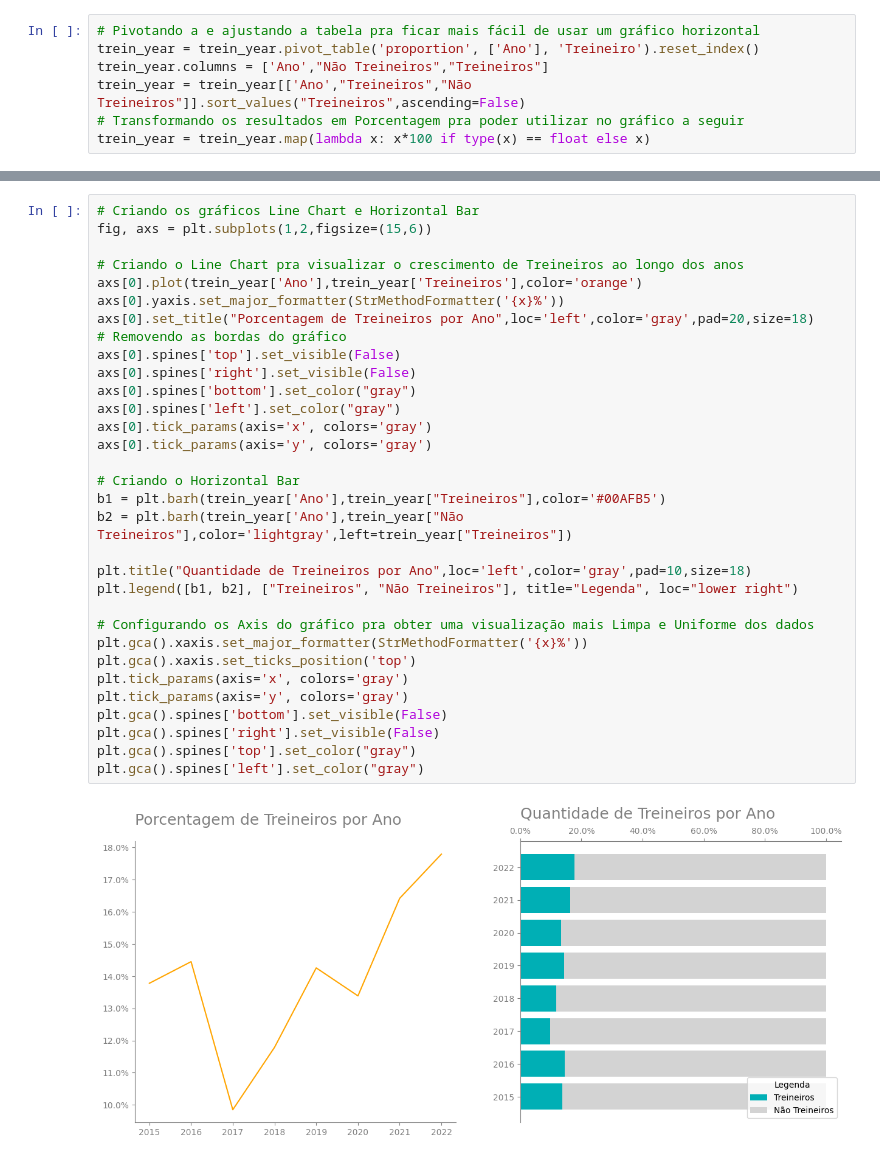
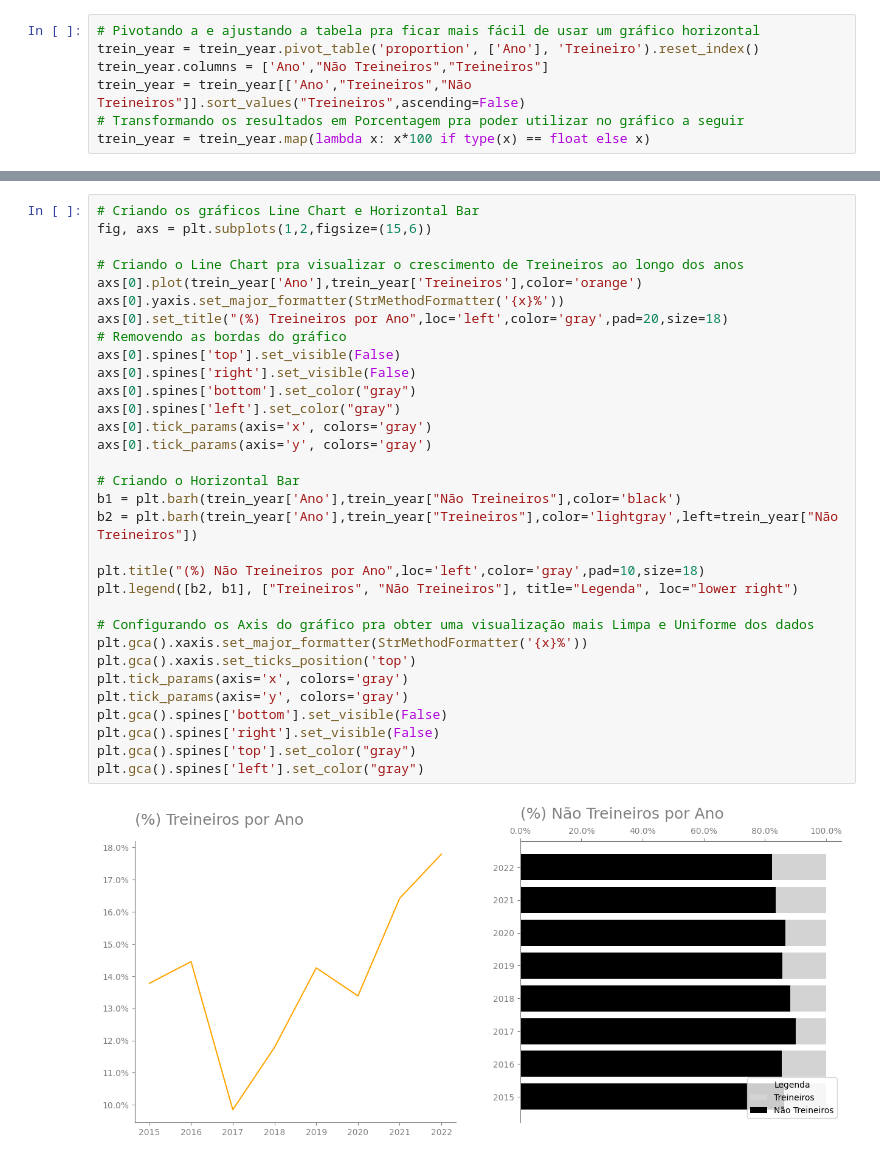
Before and after one commit to LiamFer/ENEM-Analysis, a Jupyter notebook: main_analysis.ipynb, the cells around one changed output, grey strips where cells are left out. Saved outputs shown, nothing was run; the diff lists cells and outputs as text.

```diff
--- a/main_analysis.ipynb
+++ b/main_analysis.ipynb
@@ -201,34 +191,34 @@ trein_year
 # %%
 # Criando os gráficos Line Chart e Horizontal Bar
 fig, axs = plt.subplots(1,2,figsize=(15,6))
 
 # Criando o Line Chart pra visualizar o crescimento de Treineiros ao longo dos anos
 axs[0].plot(trein_year['Ano'],trein_year['Treineiros'],color='orange')
 axs[0].yaxis.set_major_formatter(StrMethodFormatter('{x}%'))
-axs[0].set_title("Porcentagem de Treineiros por Ano",loc='left',color='gray',pad=20,size=18)
+axs[0].set_title("(%) Treineiros por Ano",loc='left',color='gray',pad=20,size=18)
 # Removendo as bordas do gráfico
 axs[0].spines['top'].set_visible(False)
 axs[0].spines['right'].set_visible(False)
 axs[0].spines['bottom'].set_color("gray")
 axs[0].spines['left'].set_color("gray")
 axs[0].tick_params(axis='x', colors='gray')
 axs[0].tick_params(axis='y', colors='gray')
 
 # Criando o Horizontal Bar
-b1 = plt.barh(trein_year['Ano'],trein_year["Treineiros"],color='#00AFB5')
-b2 = plt.barh(trein_year['Ano'],trein_year["Não Treineiros"],color='lightgray',left=trein_year["Treineiros"])
+b1 = plt.barh(trein_year['Ano'],trein_year["Não Treineiros"],color='black')
+b2 = plt.barh(trein_year['Ano'],trein_year["Treineiros"],color='lightgray',left=trein_year["Não Treineiros"])
 
-plt.title("Quantidade de Treineiros por Ano",loc='left',color='gray',pad=10,size=18)
-plt.legend([b1, b2], ["Treineiros", "Não Treineiros"], title="Legenda", loc="lower right")
+plt.title("(%) Não Treineiros por Ano",loc='left',color='gray',pad=10,size=18)
+plt.legend([b2, b1], ["Treineiros", "Não Treineiros"], title="Legenda", loc="lower right")
 
 # Configurando os Axis do gráfico pra obter uma visualização mais Limpa e Uniforme dos dados
 plt.gca().xaxis.set_major_formatter(StrMethodFormatter('{x}%'))
 plt.gca().xaxis.set_ticks_position('top')
 plt.tick_params(axis='x', colors='gray')
 plt.tick_params(axis='y', colors='gray')
 plt.gca().spines['bottom'].set_visible(False)
 plt.gca().spines['right'].set_visible(False)
 plt.gca().spines['top'].set_color("gray")
 plt.gca().spines['left'].set_color("gray")
 # %% [output]
-[figure, old version]
+[figure, new version]
```
Also changed, not shown: parts of 5 cells of this notebook.
